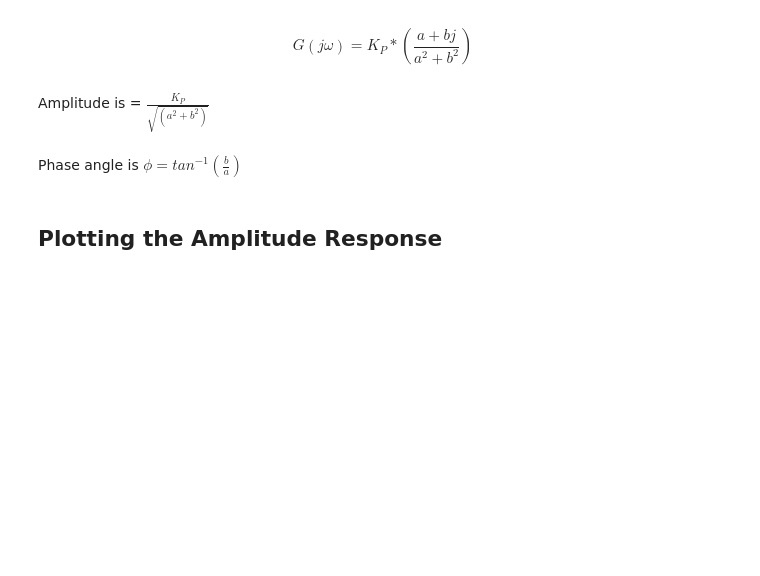
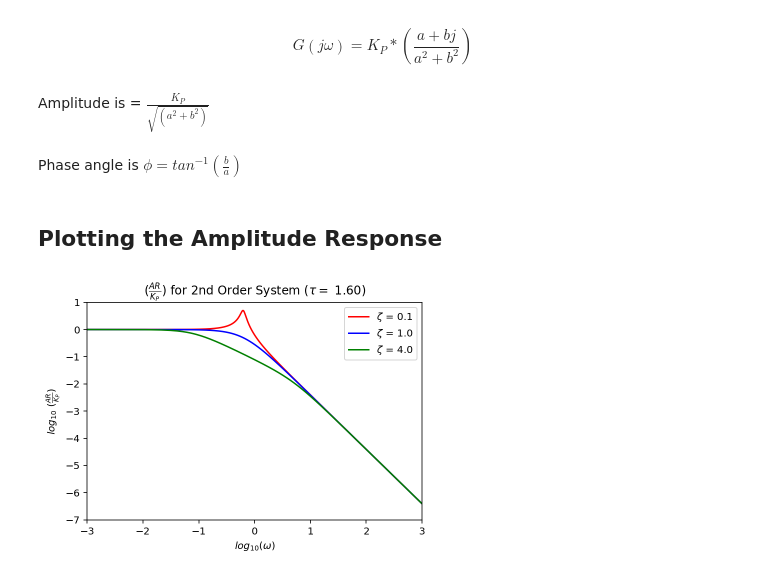
Before and after one commit to rajasmehendale/Process_Control_Simulations, a Jupyter notebook: Rajas_Mehendale_Homework_3.ipynb, the cells around one changed output. Drawn from its saved outputs; the diff is of its cells as text; code cells hidden in the pictures; blank space fills up the shorter version.

```diff
--- a/Rajas_Mehendale_Homework_3.ipynb
+++ b/Rajas_Mehendale_Homework_3.ipynb
@@ -52,31 +52,32 @@ Phase angle is $\phi = {tan}^{-1}(\frac{b}{a})$
 # %%
 import numpy as np
 import matplotlib
 import matplotlib.pyplot as plt
 from matplotlib import style
 from IPython.display import display
 
-%config InlineBackend.figure_format = 'svg'
+%config InlineBackend.figure_format = 'retina'
 
 tau = 160.0/100.0
 def response(w,z):
     Kp = 1.0
     a = 1- (tau**2)*(w**2)
-    b = 2*tau*z*w
+    b = -2*tau*z*w
     sol = Kp/np.sqrt(a**2+b**2)
     sol1 = np.arctan(b/a)
     return sol
-w = np.linspace(0.001,1000,100000)
 
 zeta = [0.1,1,4]
 plt.figure();
 plt.plot(np.log10(w), np.log10(response(w,zeta[0])), 'r', label = r"$\zeta$ = %.1f" %(zeta[0]))
 plt.plot(np.log10(w), np.log10(response(w,zeta[1])), 'b', label = r"$\zeta$ = %.1f" %(zeta[1]))
 plt.plot(np.log10(w), np.log10(response(w,zeta[2])), 'g', label = r"$\zeta$ = %.1f" %(zeta[2]))
 plt.ylim([-7,1]);
 plt.xlim([-3,3]);
 plt.xlabel(r"${log}_{10}(\omega )$", fontsize=10)
 plt.ylabel(r"${log}_{10} \ (\frac{AR}{K_P} )$", fontsize=10)
 plt.title(r"$(\frac{AR}{K_P}$)"+ " for 2nd Order System (" + r"$\tau =$ %.2f)"% (tau), fontsize=12)
 plt.legend();
+# %% [output]
+[figure, added]
 # %%
```
Also changed, not shown: parts of 3 cells of this notebook, 3 other files.
